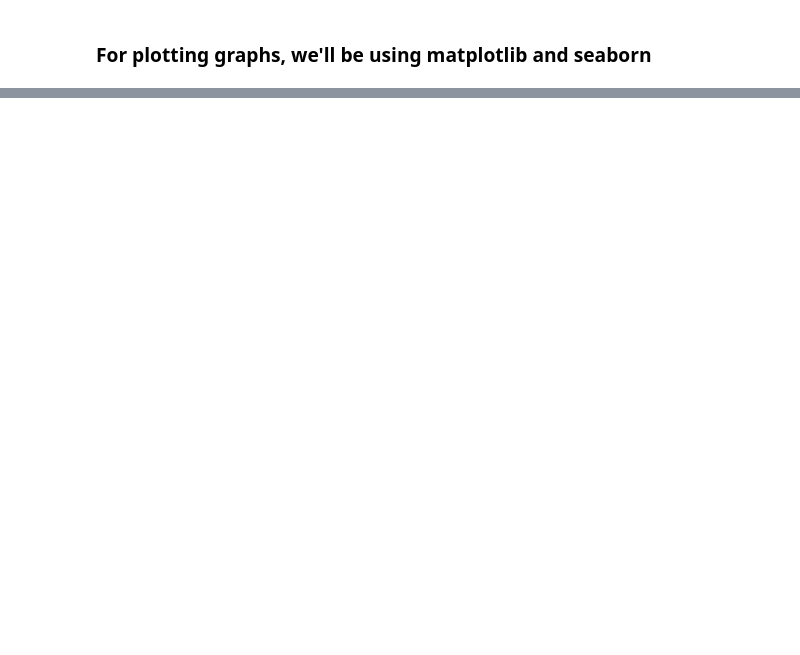
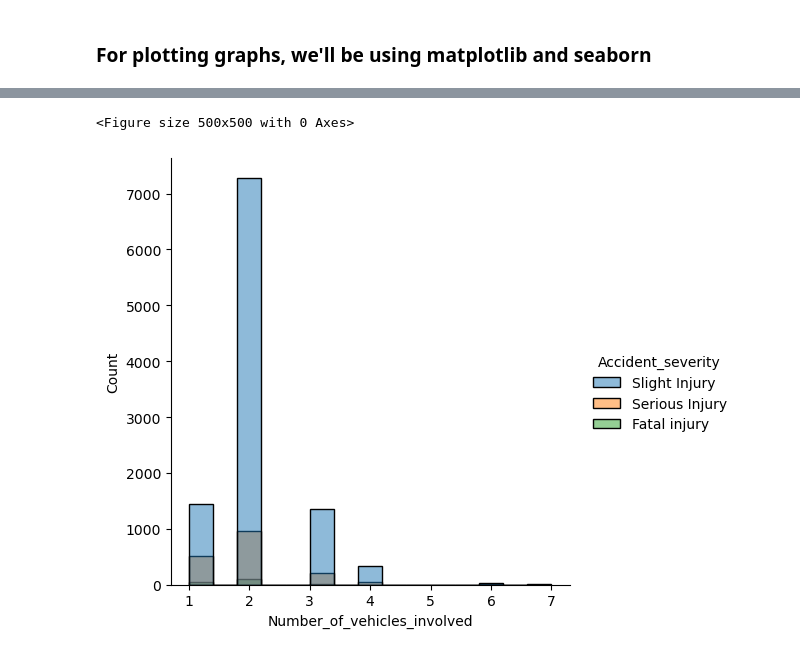
Before and after one commit to Impact-Dev1/Road-Traffic-Severity-Classification, a Jupyter notebook: main.ipynb, the cells around one changed output, grey strips where cells are left out. Cells and saved outputs as stored; diff of their text form; code cells hidden in the pictures; blank space fills up the shorter version.

```diff
--- a/main.ipynb
+++ b/main.ipynb
@@ -295,0 +298,7 @@ for col in obj_cols:
+# %%
+plt.figure(figsize=(5, 5))
+sns.displot(x="Number_of_vehicles_involved", hue="Accident_severity", data=df)
+plt.show()
+# %% [output]
+<Figure size 500x500 with 0 Axes>
+[figure, added]
```
Also changed, not shown: parts of 39 cells of this notebook.
